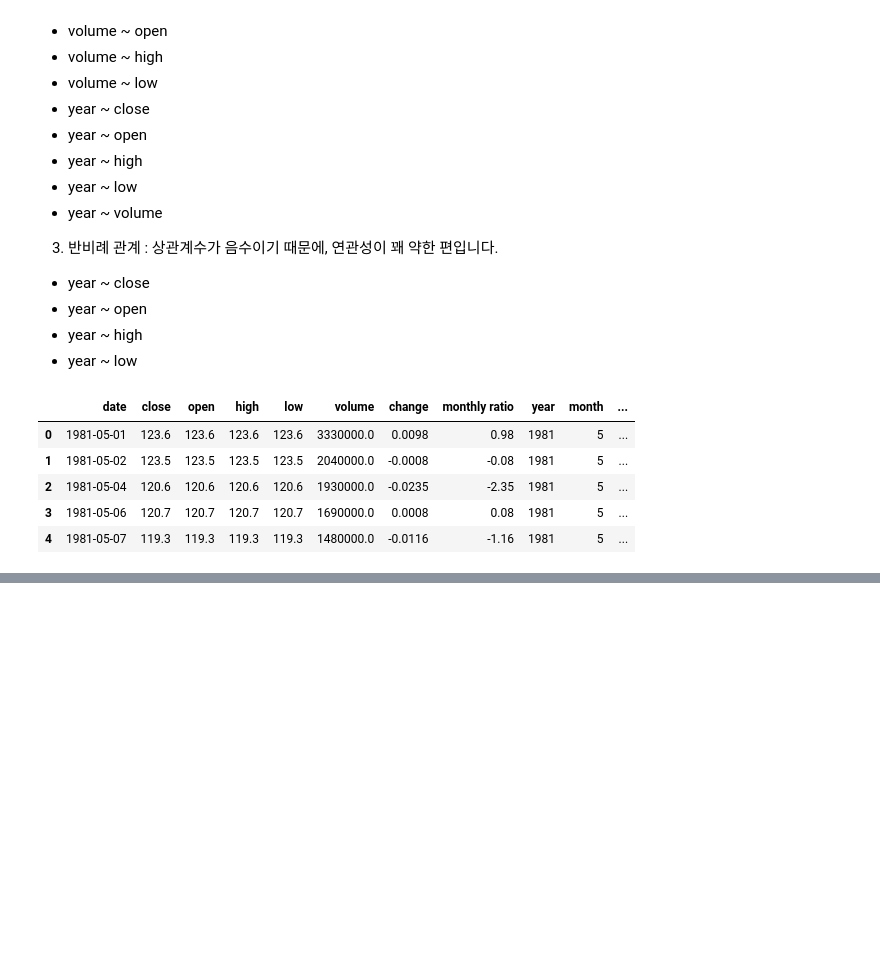
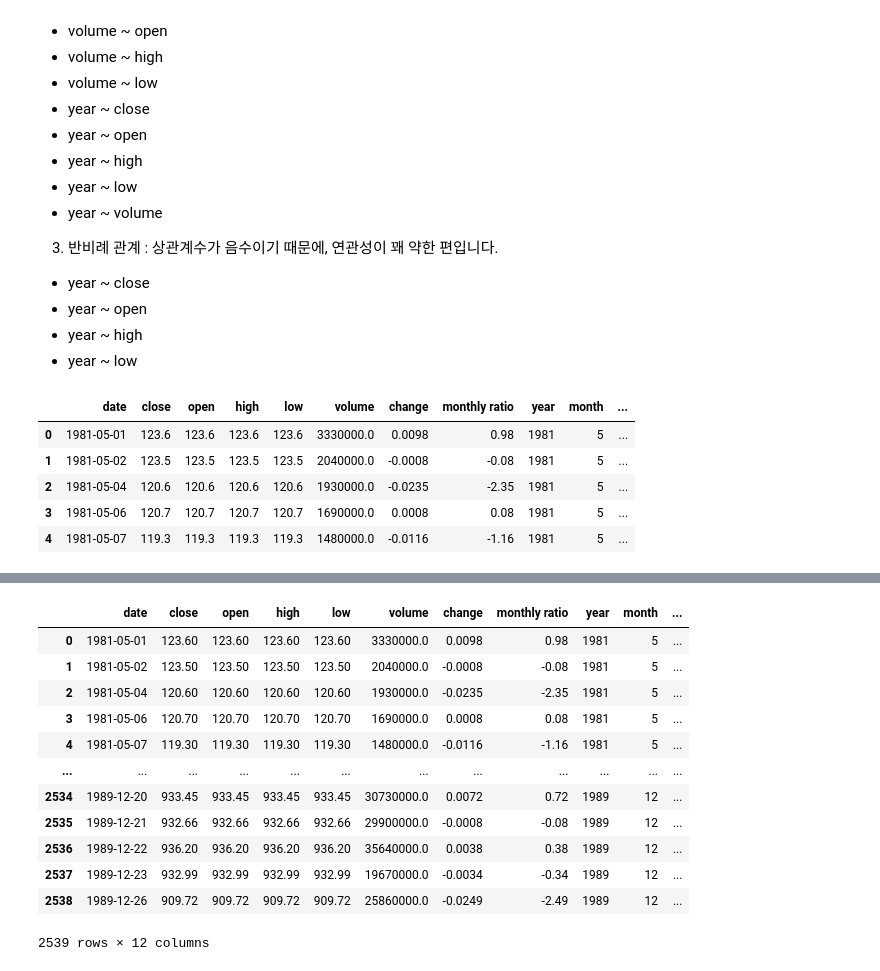
Before and after one commit to NohJeongKim/dacon-kospi, a Jupyter notebook: kospi.ipynb, the cells around one changed output, grey strips where cells are left out. Drawn from its saved outputs; the diff is of its cells as text; code cells hidden in the pictures; blank space fills up the shorter version.

```diff
--- a/kospi.ipynb
+++ b/kospi.ipynb
@@ -511,0 +598,22 @@ df_copy.head()
+# %%
+df_1980s=df_copy.loc[(df_copy["year"]>=1980)&(df_copy["year"]<1990)]
+df_1990s=df_copy.loc[(df_copy["year"]>=1990)&(df_copy["year"]<2000)]
+df_2000s=df_copy.loc[(df_copy["year"]>=2000)&(df_copy["year"]<2010)]
+df_2010s=df_copy.loc[(df_copy["year"]>=2010)&(df_copy["year"]<2020)]
+df_2020s=df_copy.loc[(df_copy["year"]>=2020)]
+# %%
+df_1980s
+# %% [output]
+|  | date | close | open | high | low | volume | change | monthly ratio | year | month | ... |
+| 0 | 1981-05-01 | 123.60 | 123.60 | 123.60 | 123.60 | 3330000.0 | 0.0098 | 0.98 | 1981 | 5 | ... |
+| 1 | 1981-05-02 | 123.50 | 123.50 | 123.50 | 123.50 | 2040000.0 | -0.0008 | -0.08 | 1981 | 5 | ... |
+| 2 | 1981-05-04 | 120.60 | 120.60 | 120.60 | 120.60 | 1930000.0 | -0.0235 | -2.35 | 1981 | 5 | ... |
+| 3 | 1981-05-06 | 120.70 | 120.70 | 120.70 | 120.70 | 1690000.0 | 0.0008 | 0.08 | 1981 | 5 | ... |
+| 4 | 1981-05-07 | 119.30 | 119.30 | 119.30 | 119.30 | 1480000.0 | -0.0116 | -1.16 | 1981 | 5 | ... |
+| ... | ... | ... | ... | ... | ... | ... | ... | ... | ... | ... | ... |
+| 2534 | 1989-12-20 | 933.45 | 933.45 | 933.45 | 933.45 | 30730000.0 | 0.0072 | 0.72 | 1989 | 12 | ... |
+| 2535 | 1989-12-21 | 932.66 | 932.66 | 932.66 | 932.66 | 29900000.0 | -0.0008 | -0.08 | 1989 | 12 | ... |
+| 2536 | 1989-12-22 | 936.20 | 936.20 | 936.20 | 936.20 | 35640000.0 | 0.0038 | 0.38 | 1989 | 12 | ... |
+| 2537 | 1989-12-23 | 932.99 | 932.99 | 932.99 | 932.99 | 19670000.0 | -0.0034 | -0.34 | 1989 | 12 | ... |
+| 2538 | 1989-12-26 | 909.72 | 909.72 | 909.72 | 909.72 | 25860000.0 | -0.0249 | -2.49 | 1989 | 12 | ... |
+2539 rows × 12 columns
```
Also changed, not shown: parts of 21 cells of this notebook, 5 other files.
